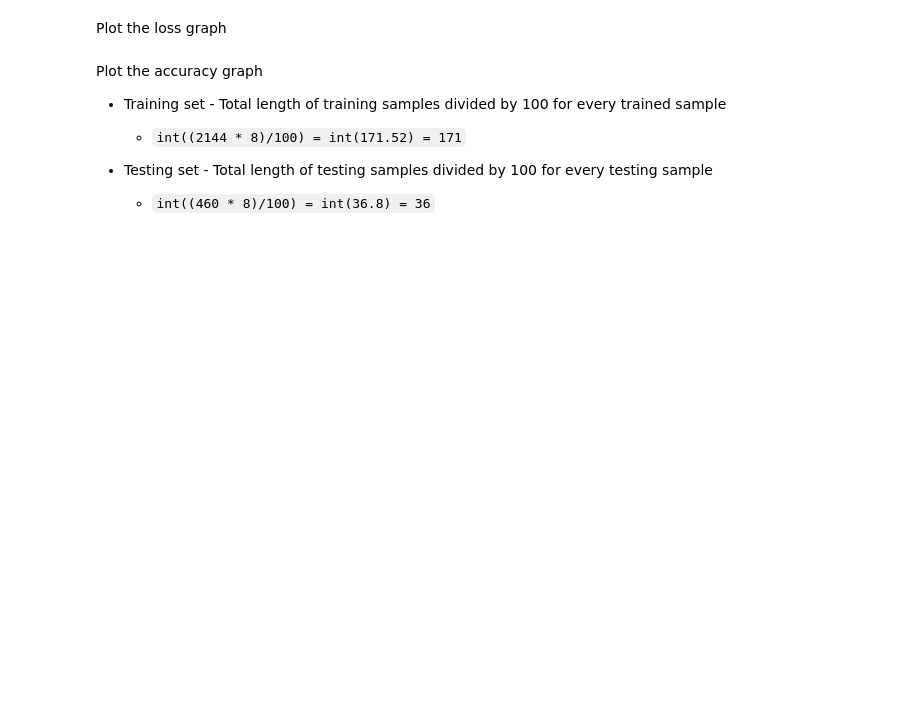
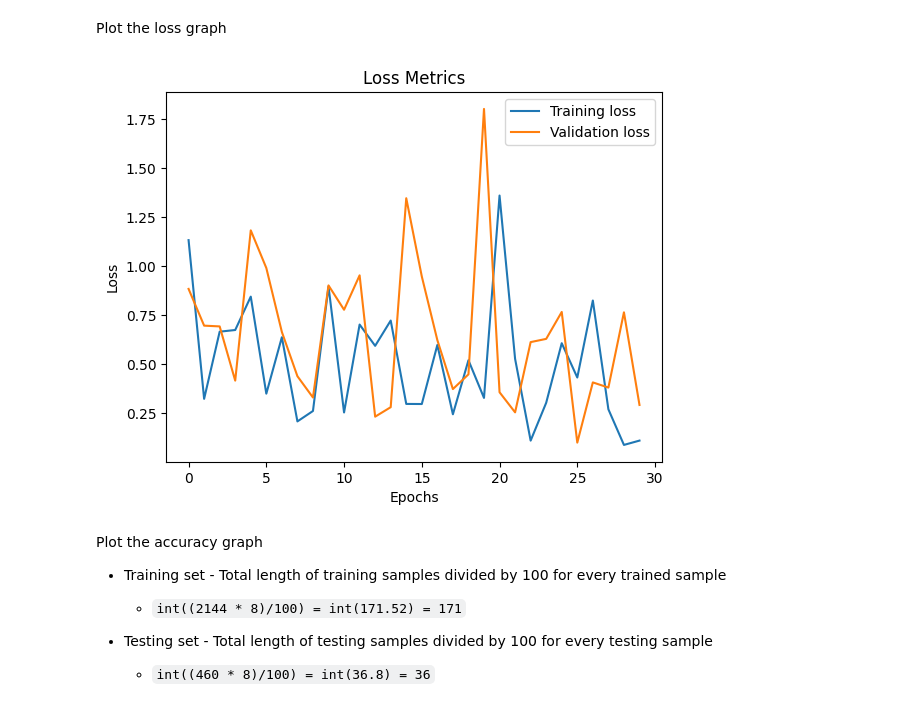
Before and after one commit to tpandhi/Brain-tumor-classification, a Jupyter notebook: torch_brain_tumor_classifier.ipynb, the cells around one changed output. Drawn from its saved outputs; the diff is of its cells as text; code cells hidden in the pictures; blank space fills up the shorter version.

Commit message:
Add files via upload
Working model

```diff
--- a/torch_brain_tumor_classifier.ipynb
+++ b/torch_brain_tumor_classifier.ipynb
@@ -268,13 +282,13 @@ print(f"Number of augmented testing samples: {len(X_test)* 8}")
 # %% [markdown]
 Create a DataLoader for each set with batch size of 4 and shuffling enabled
 # %%
-train_gen = DataLoader(train_set, batch_size=4, shuffle=True, pin_memory=True, num_workers=8)
-valid_gen = DataLoader(valid_set, batch_size=4, shuffle=True, pin_memory=True, num_workers=8)
-test_gen = DataLoader(test_set, batch_size=10, shuffle=True, pin_memory=True, num_workers=8)
+train_gen = DataLoader(train_set, batch_size=4, shuffle=True)
+valid_gen = DataLoader(valid_set, batch_size=4, shuffle=True)
+test_gen = DataLoader(test_set, batch_size=10, shuffle=True)
 # %% [markdown]
 Get device to set the training to run on GPU or CPU later based on its availibility
 # %%
-device_name = "cuda:0:" if torch.cuda.is_available() else "cpu"
+device_name = "cuda:0" if torch.cuda.is_available() else "cpu"
 device = torch.device(device_name)
 # %% [markdown]
 ## Build the Model
@@ -333,7 +380,7 @@ resnet_model
 criterion = nn.CrossEntropyLoss().to(device)
 
 # optimizer
-optimizer = torch.optim.SGD(resnet_model.parameters(), momentum=0.9, lr=3e-4)
+# optimizer = torch.optim.SGD(resnet_model.parameters(), momentum=0.9, lr=3e-4)
 
 # number of training iterations
 epochs = 30
@@ -354,6 +401,8 @@ def save_checkpoint(state, is_best, filename='/content/drive/My Drive/bt_resnet5
 # %% [markdown]
 ## Train the model
 # %%
+from tqdm import tqdm
+
 # set training start time
 start_time = time.time()
 
@@ -375,12 +424,15 @@ for i in range(epochs):
     e_start = time.time()
 
     # train in batches
-    for b, (y, X) in enumerate(train_gen):
+    for b, (y, X) in tqdm(enumerate(train_gen)):
         # set label as cuda if device is cuda
         X, y = X.to(device), y.to(device)
+        # print(X.shape)
+        # print(y.shape)
+        # break
 
         # forward pass image sample
-        y_pred = resnet_model(X.view(-1, 3, 512, 512))
+        y_pred = resnet_model(X.view(-1, 3, 224, 224))
         # calculate loss
         loss = criterion(y_pred.float(), torch.argmax(y.view(32, 4), dim=1).long())
 
@@ -401,6 +453,7 @@ for i in range(epochs):
     # set epoch's end time
     e_end = time.time()
     # print training metrics
+
     print(f'Epoch {(i+1)} Batch {(b+1)*4}\nAccuracy: {trn_corr.item()*100/(4*8*b):2.2f} %  Loss: {loss.item():2.4f}  Duration: {((e_end-e_start)/60):.2f} minutes') # 4 images per batch * 8 augmentations per image * batch length
 
     # some metrics storage for visualization
@@ -418,7 +471,7 @@ for i in range(epochs):
             X, y = X.to(device), y.to(device)
 
             # forward pass image
-            y_val = resnet_model(X.view(-1, 3, 512, 512))
+            y_val = resnet_model(X.view(-1, 3, 224, 224))
 
             # get argmax of predicted tensor, which is our label
             predicted = torch.argmax(y_val, dim=1).data
@@ -469,13 +562,21 @@ print(f'Validation accuracy: {test_correct[-1].item()*100/(test_b*8*4):.2f}%')
 # %% [markdown]
 Plot the loss graph
 # %%
-plt.plot(train_losses, label='Training loss')
-plt.plot(test_losses, label='Validation loss')
+import matplotlib.pyplot as plt
+
+# Move tensors to CPU
+train_losses_cpu = [loss.cpu().item() for loss in train_losses]
+test_losses_cpu = [loss.cpu().item() for loss in test_losses]
+
+plt.plot(train_losses_cpu, label='Training loss')
+plt.plot(test_losses_cpu, label='Validation loss')
 plt.title('Loss Metrics')
 plt.ylabel('Loss')
 plt.xlabel('Epochs')
 plt.legend()
 plt.show()
+# %% [output]
+[figure, added]
 # %% [markdown]
 Plot the accuracy graph
 
```
Also changed, not shown: parts of 19 cells of this notebook.
